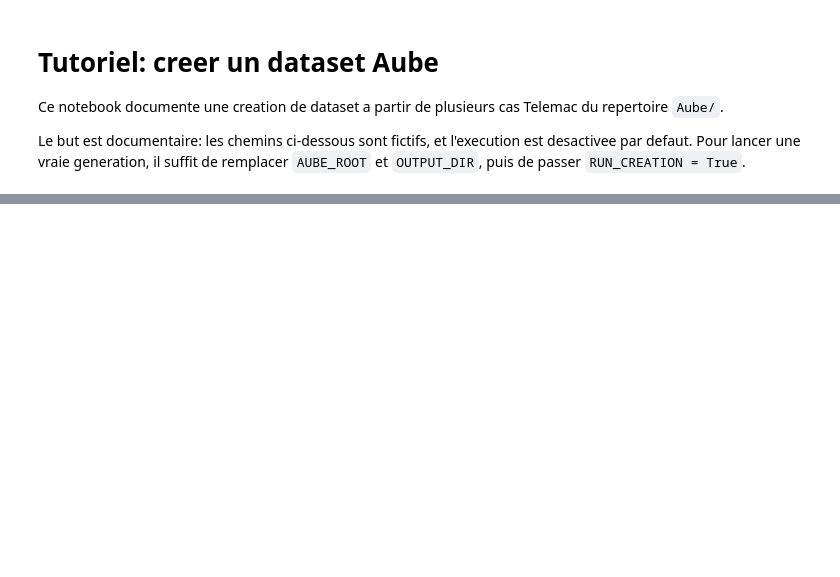
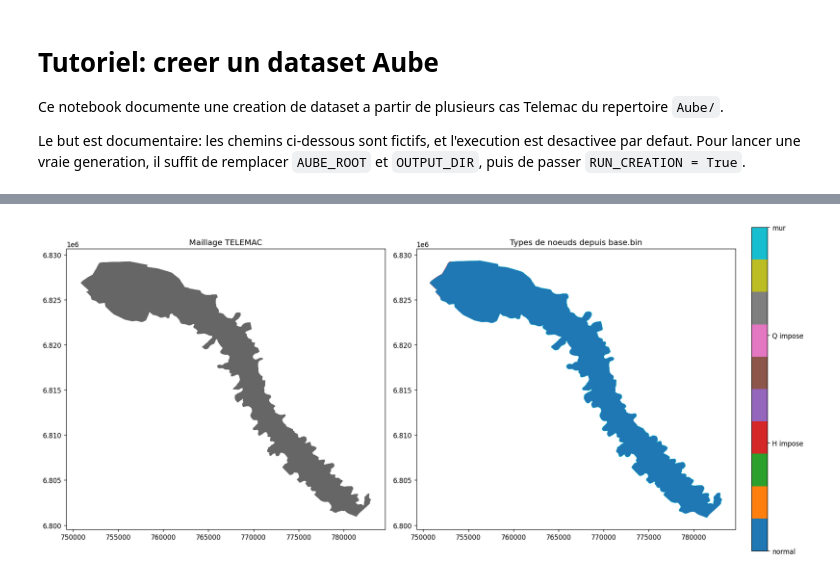
Before and after one commit to vmerc/gnn_modulus_test, a Jupyter notebook: jupyter/tutorial_create_dataset_aube.ipynb, the cells around one changed output, grey strips where cells are left out. Saved outputs shown, nothing was run; the diff lists cells and outputs as text; code cells hidden in the pictures; blank space fills up the shorter version.

Commit message:
changement tuto Aube

```diff
--- a/jupyter/tutorial_create_dataset_aube.ipynb
+++ b/jupyter/tutorial_create_dataset_aube.ipynb
@@ -165,0 +204,12 @@ else:
+# %%
+CASE_DIR = Path("/work/m24046/m24046mrcr/Aube/07_EA04_T3_V12_Q100_v1")
+DATASET_DIR = Path("/work/m24046/m24046mrcr/Aube/datasets/aube_chunked")
+
+MESH_PATH = CASE_DIR / "T3_V12_v2_EA04.slf"
+RES_PATH = CASE_DIR / "T3_V12_EA04_Q100_v1.res"
+BND_PATH = CASE_DIR / "cas.conlim"
+
+BASE_PATH = DATASET_DIR / "T3_V12_EA04_Q100_v1_base.bin"
+PKL_PATH = DATASET_DIR / "T3_V12_EA04_Q100_v1_0_0-70.pkl"
+
+sample_idx = 10
@@ -165,0 +259,19 @@ else:
+# %%
+labels = np.argmax(node_type, axis=1)
+label_names = {0: "normal", 1: "H impose", 2: "Q impose", 3: "mur"}
+
+fig, axes = plt.subplots(1, 2, figsize=(16, 7), constrained_layout=True)
+
+axes[0].triplot(tri, lw=0.2, color="0.4")
+axes[0].set_title("Maillage TELEMAC")
+axes[0].set_aspect("equal")
+
+sc = axes[1].scatter(mesh.tri.x, mesh.tri.y, c=labels, s=5, cmap="tab10")
+axes[1].set_title("Types de noeuds depuis base.bin")
+axes[1].set_aspect("equal")
+cbar = plt.colorbar(sc, ax=axes[1], ticks=[0, 1, 2, 3])
+cbar.ax.set_yticklabels([label_names[i] for i in [0, 1, 2, 3]])
+
+plt.show()
+# %% [output]
+[figure, added]
```
Also changed, not shown: parts of 14 cells of this notebook.
